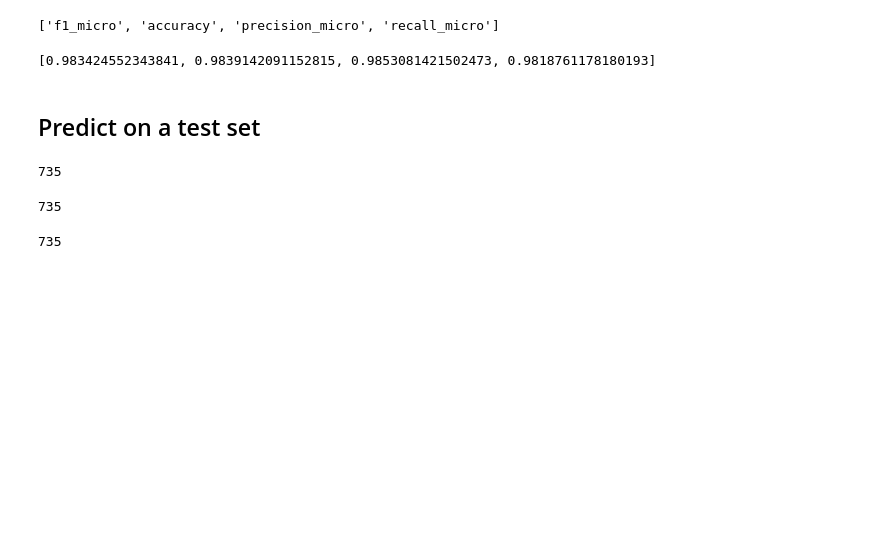
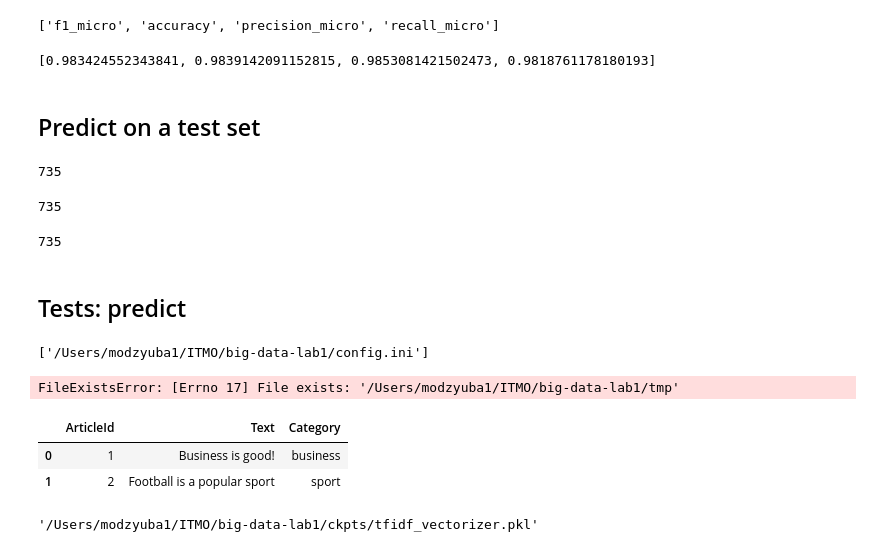
Before and after one commit to MariaDziuba/big-data-lab4, a Jupyter notebook: notebooks/tfidf_vectorizer.ipynb, the cells around one changed output. Cells and saved outputs as stored; diff of their text form; code cells hidden in the pictures; blank space fills up the shorter version.

Commit message:
Debug tests in the notebook

```diff
--- a/notebooks/tfidf_vectorizer.ipynb
+++ b/notebooks/tfidf_vectorizer.ipynb
@@ -170,3 +180,10 @@ len(predicted.tolist())
 submission = pd.DataFrame({'ArticleId': test_data['ArticleId'].to_list(), 'Category': predicted.tolist()})
 # %%
 submission.to_csv('submission.csv', index=False)
+# %% [markdown]
+## Tests: predict
+# %%
+config = configparser.ConfigParser()
+config.read('/Users/modzyuba1/ITMO/big-data-lab1/config.ini')
+# %% [output]
+['/Users/modzyuba1/ITMO/big-data-lab1/config.ini']
@@ -172,0 +192,16 @@ submission.to_csv('submission.csv', index=False)
+# %%
+os.mkdir(os.path.join(PROJECT_ROOT, "tmp"))
+# %% [output]
+FileExistsError: [Errno 17] File exists: '/Users/modzyuba1/ITMO/big-data-lab1/tmp'
+# %%
+train_df = pd.DataFrame({
+    "ArticleId": [1, 2],
+    "Text": ["Business is good!", "Football is a popular sport"],
+    "Category": ["business", "sport"]
+})
+# %%
+train_df.head()
+# %% [output]
+|  | ArticleId | Text | Category |
+| 0 | 1 | Business is good! | business |
+| 1 | 2 | Football is a popular sport | sport |
@@ -172,0 +219,4 @@ submission.to_csv('submission.csv', index=False)
+# %%
+path_to_vectorizer_ckpt
+# %% [output]
+'/Users/modzyuba1/ITMO/big-data-lab1/ckpts/tfidf_vectorizer.pkl'
```
Also changed, not shown: parts of 42 cells of this notebook, 2 other files.
